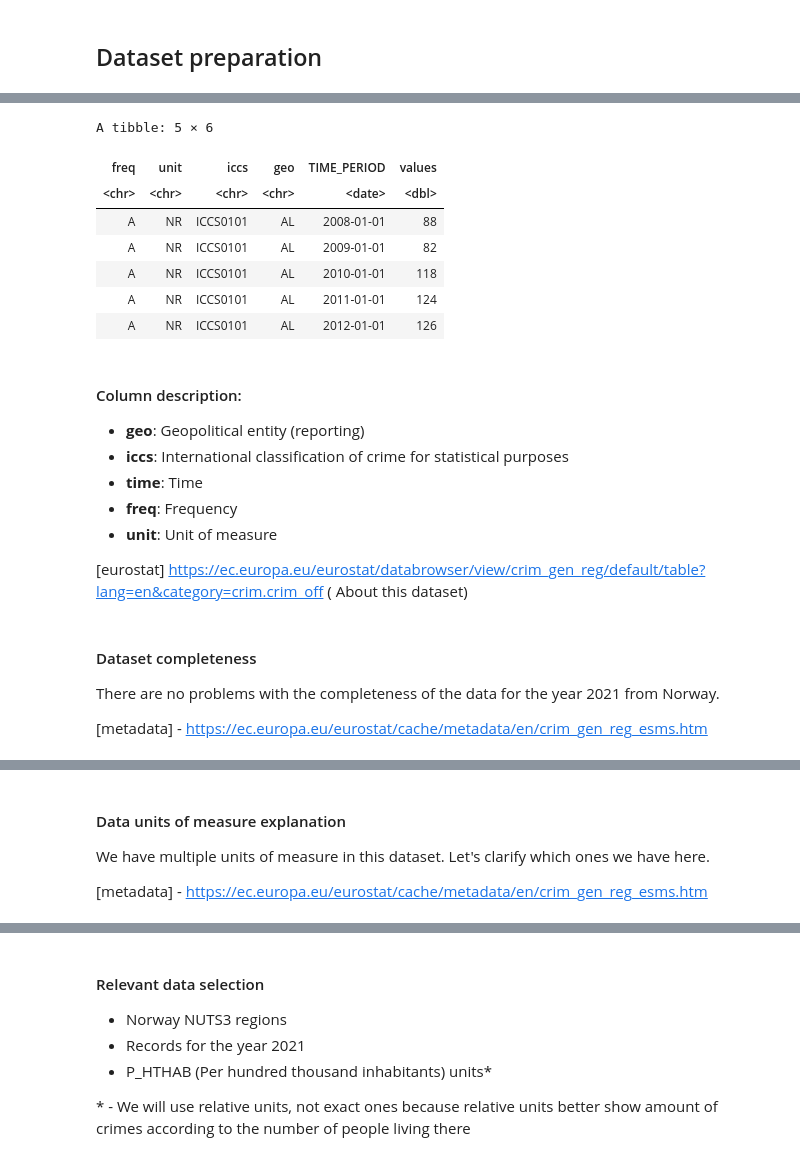
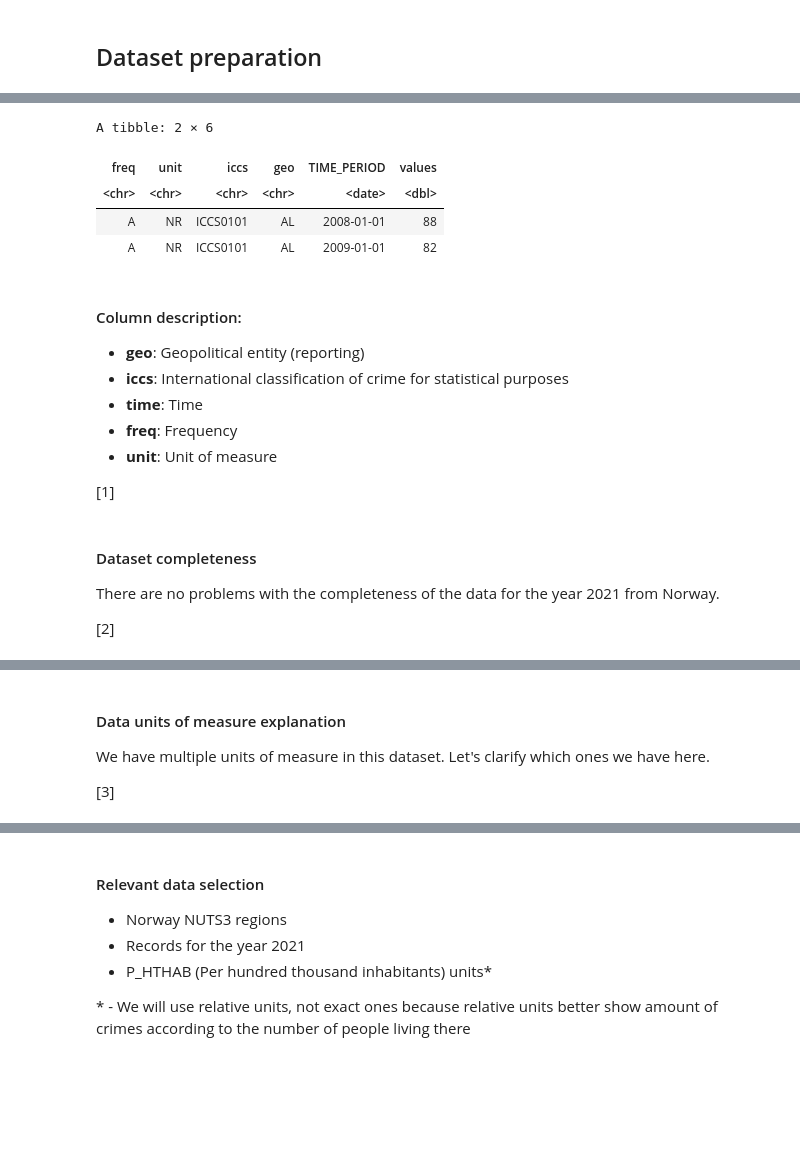
Before and after one commit to nickobard/eurostat-datasets-analysis, a Jupyter notebook: sem-1/semestral-work.ipynb, the cells around one changed output, grey strips where cells are left out. Saved outputs shown, nothing was run; the diff lists cells and outputs as text; code cells hidden in the pictures; blank space fills up the shorter version.

```diff
--- a/sem-1/semestral-work.ipynb
+++ b/sem-1/semestral-work.ipynb
@@ -40,15 +56,12 @@ Table  crim_gen_reg  read from cache file:  /tmp/Rtmpg1UN22/eurostat/5dbb8eb502c
 # %%
 # First glance at the data we've received
-head(dataset, 5)
+head(dataset, 2)
 # %% [output]
-A tibble: 5 × 6
+A tibble: 2 × 6
 | freq | unit | iccs | geo | TIME_PERIOD | values |
 | <chr> | <chr> | <chr> | <chr> | <date> | <dbl> |
 | A | NR | ICCS0101 | AL | 2008-01-01 | 88 |
 | A | NR | ICCS0101 | AL | 2009-01-01 | 82 |
-| A | NR | ICCS0101 | AL | 2010-01-01 | 118 |
-| A | NR | ICCS0101 | AL | 2011-01-01 | 124 |
-| A | NR | ICCS0101 | AL | 2012-01-01 | 126 |
 # %% [markdown]
 #### Column description:
 
@@ -58,13 +71,13 @@ A tibble: 5 × 6
 - **freq**: Frequency
 - **unit**: Unit of measure
 
-[eurostat] https://ec.europa.eu/eurostat/databrowser/view/crim_gen_reg/default/table?lang=en&category=crim.crim_off ( About this dataset)
+[1]
 # %% [markdown]
 #### Dataset completeness
 
 There are no problems with the completeness of the data for the year 2021 from Norway.
 
-[metadata] - https://ec.europa.eu/eurostat/cache/metadata/en/crim_gen_reg_esms.htm
+[2]
 # %% [markdown]
 ![completeness](src/images/completeness.png)
 # %% [markdown]
@@ -72,7 +85,7 @@ There are no problems with the completeness of the data for the year 2021 from N
 
 We have multiple units of measure in this dataset. Let's clarify which ones we have here.
 
-[metadata] - https://ec.europa.eu/eurostat/cache/metadata/en/crim_gen_reg_esms.htm
+[3]
 # %% [markdown]
 ![units](src/images/units.png)
 # %% [markdown]
```
Also changed, not shown: parts of 9 cells of this notebook.
